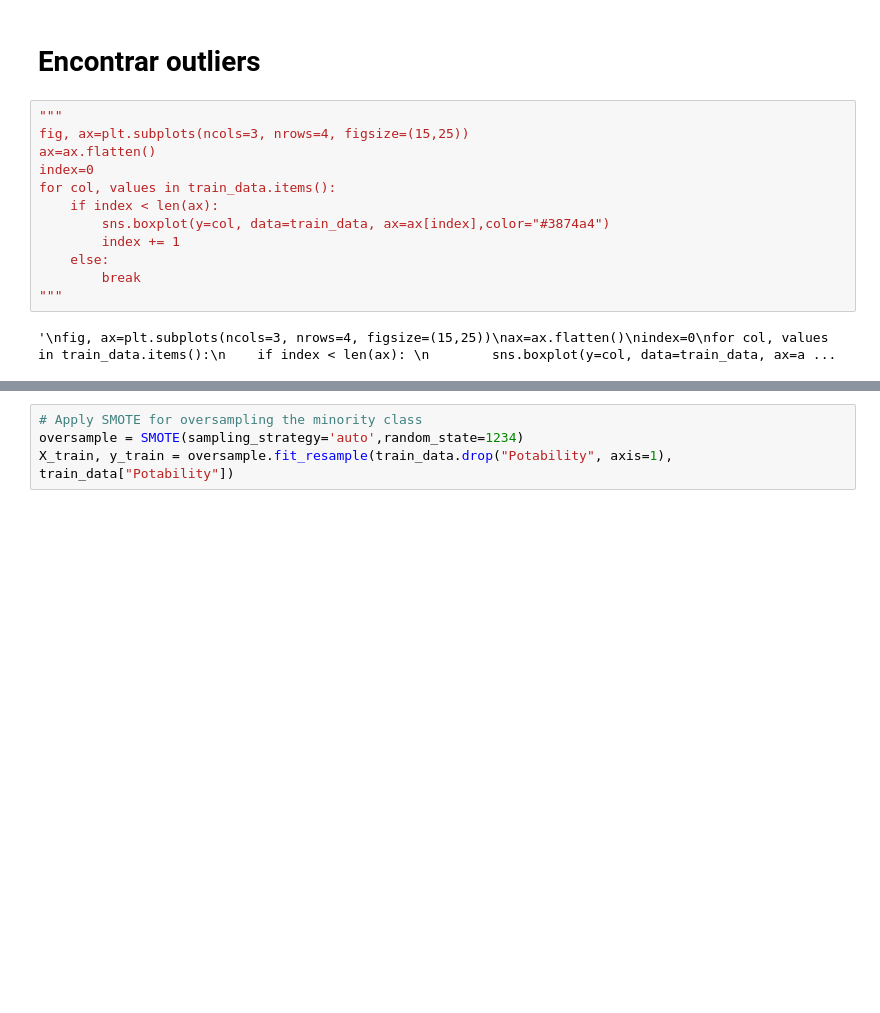
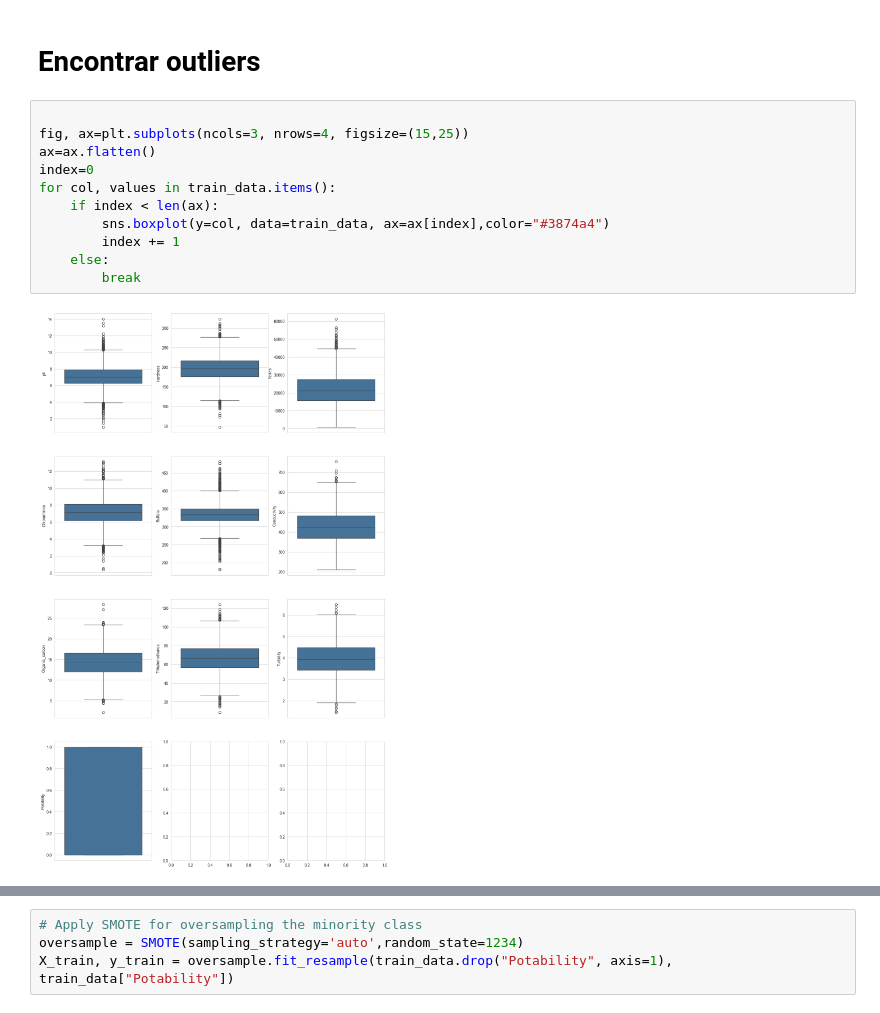
Before and after one commit to RuiPinto96274/backend-flask, a Jupyter notebook: traindata.ipynb, the cells around one changed output, grey strips where cells are left out. Cells and saved outputs as stored; diff of their text form; blank space fills up the shorter version.

```diff
--- a/traindata.ipynb
+++ b/traindata.ipynb
@@ -103,19 +74,18 @@ plt.show()
 # %% [markdown]
 # Encontrar outliers
 # %%
-"""
+
 fig, ax=plt.subplots(ncols=3, nrows=4, figsize=(15,25))
 ax=ax.flatten()
 index=0
 for col, values in train_data.items():
     if index < len(ax):
         sns.boxplot(y=col, data=train_data, ax=ax[index],color="#3874a4")
         index += 1
     else:
         break
-"""
 # %% [output]
-'\nfig, ax=plt.subplots(ncols=3, nrows=4, figsize=(15,25))\nax=ax.flatten()\nindex=0\nfor col, values in train_data.items():\n    if index < len(ax): \n        sns.boxplot(y=col, data=train_data, ax=a ...
+[figure, added]
 # %%
 
 sns.heatmap(train_data.corr(), vmin=-0.1, vmax=1,annot=True, cmap="Blues", linewidths=0.1)
```
Also changed, not shown: parts of 18 cells of this notebook, 1 other file.
